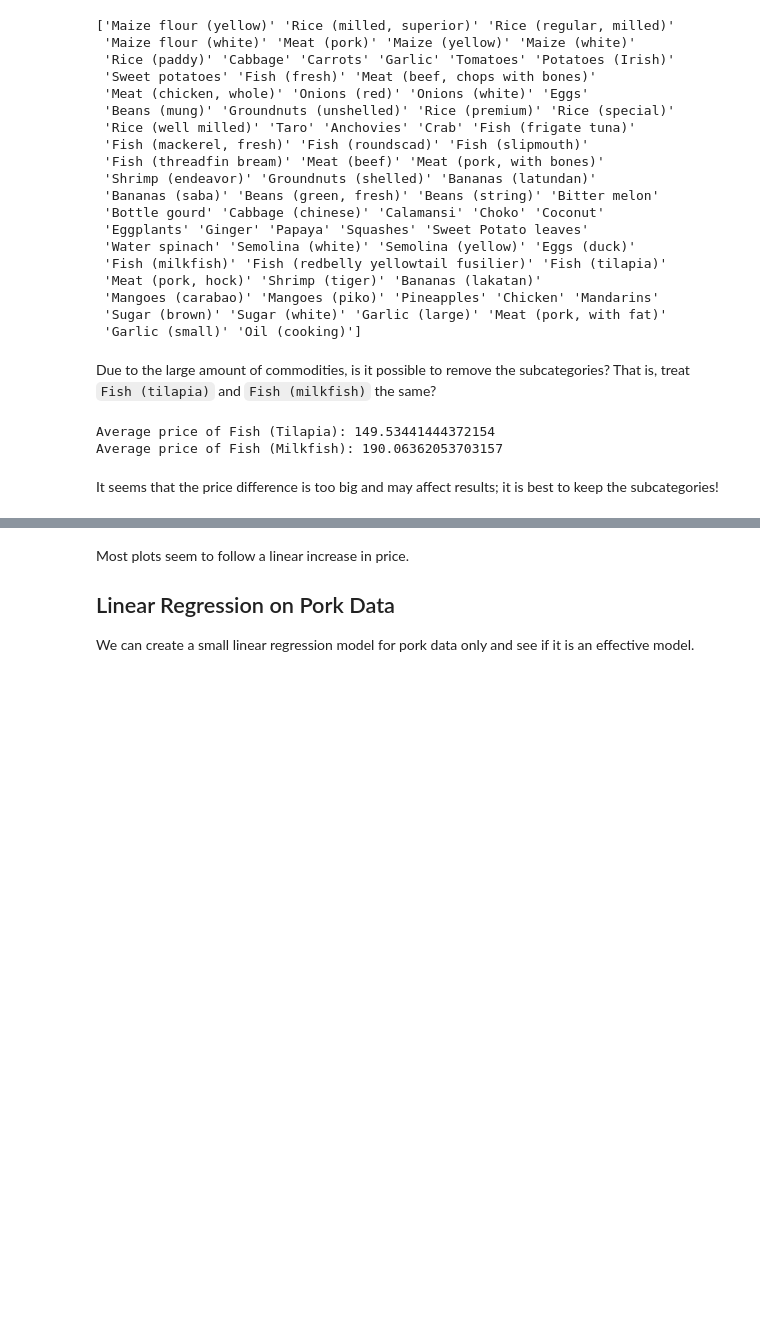
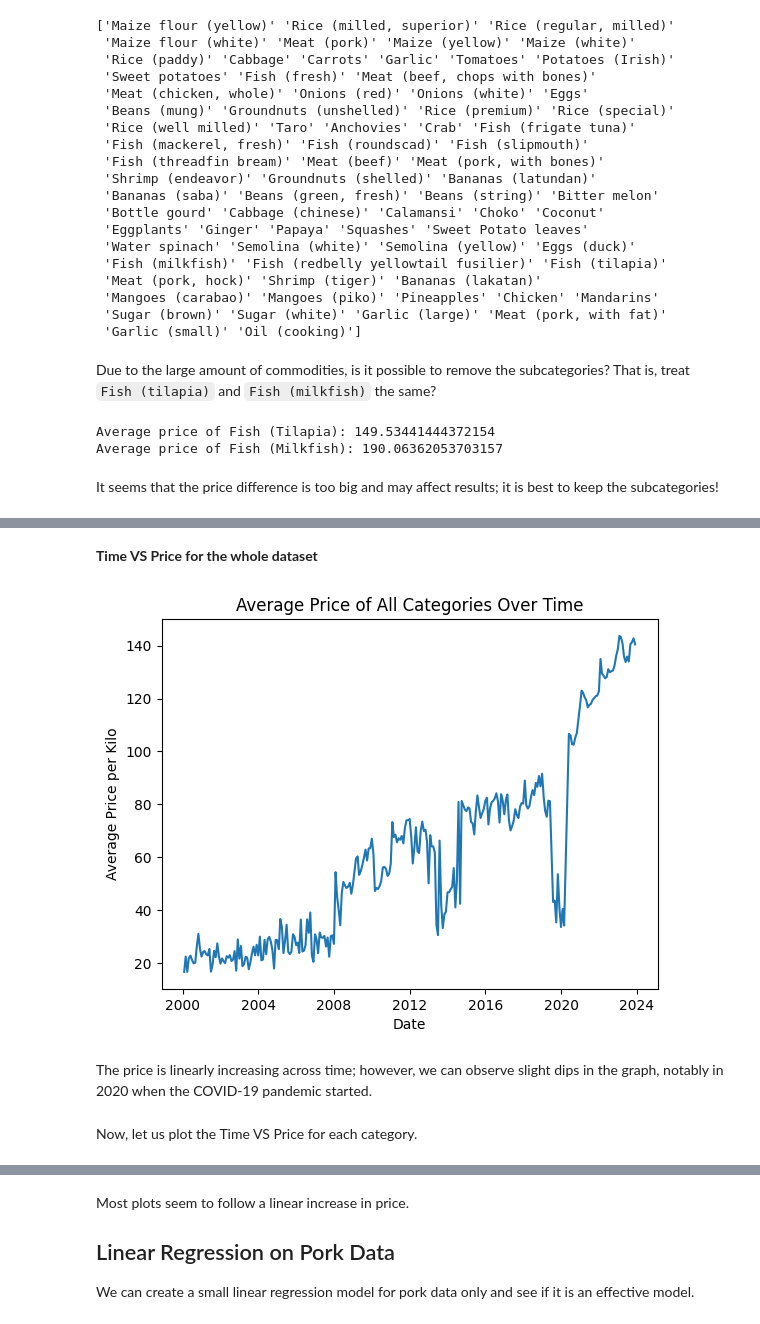
Before and after one commit to NeoGregorio/commodity-predict, a Jupyter notebook: prediction-model.ipynb, the cells around one changed output, grey strips where cells are left out. Drawn from its saved outputs; the diff is of its cells as text; code cells hidden in the pictures; blank space fills up the shorter version.

Commit message:
fix: add comments and graph

```diff
--- a/prediction-model.ipynb
+++ b/prediction-model.ipynb
@@ -313,18 +315,5 @@ data_model_test['date'] = pd.to_datetime(data_model_test[['year', 'month', 'day'
 # Resample the data_model_test to monthly frequency
 data_model_test.set_index('date', inplace=True)
 
-# Plot per category
-selected_categories = ['cereals and tubers', 'meat, fish and eggs', 'vegetables and fruits']
-for category in selected_categories:
-    category_data = data_model_test[data_model_test['category'] == category]
-
-    # Resample the data to monthly frequency for the current category
-    category_data_resampled = category_data['price'].resample('M').mean()
-
-    plt.figure()  # create a new figure
-    sns.lineplot(x=category_data_resampled.index, y=category_data_resampled.values)
-
-    plt.xlabel('Date')
-    plt.ylabel('Price per Kilo')
-    plt.title(f'Price of {category} Over Time')
-    plt.show()
+# Resample the 'price' column to monthly frequency
+price_resampled = data_model_test['price'].resample('M').mean()
@@ -334,0 +320,17 @@ for category in selected_categories:
+# %% [markdown]
+**Time VS Price for the whole dataset**
+# %%
+# Create the plot for all categories
+plt.figure()  # create a new figure
+sns.lineplot(x=price_resampled.index, y=price_resampled.values)
+
+plt.xlabel('Date')
+plt.ylabel('Average Price per Kilo')
+plt.title('Average Price of All Categories Over Time')
+plt.show()
+# %% [output]
+[figure, added]
+# %% [markdown]
+The price is linearly increasing across time; however, we can observe slight dips in the graph, notably in 2020 when the COVID-19 pandemic started.
+# %% [markdown]
+Now, let us plot the Time VS Price for each category.
```
Also changed, not shown: parts of 13 cells of this notebook, 2 other files.
